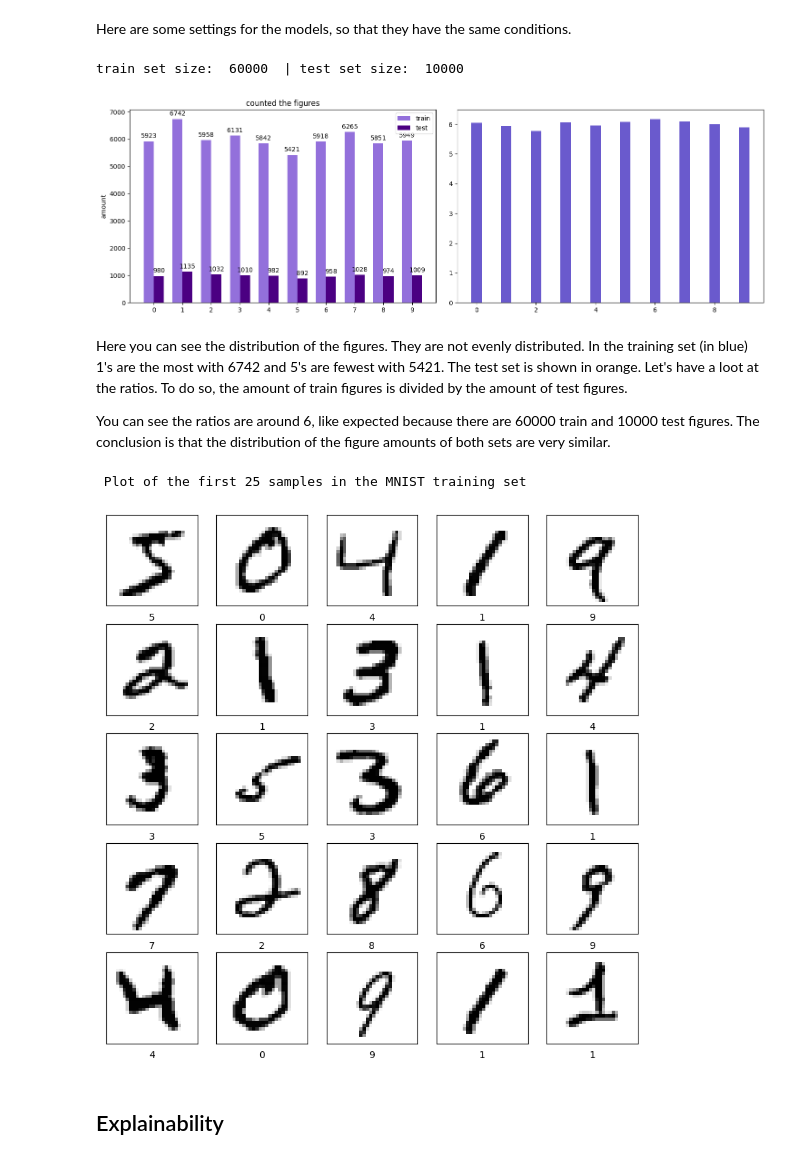
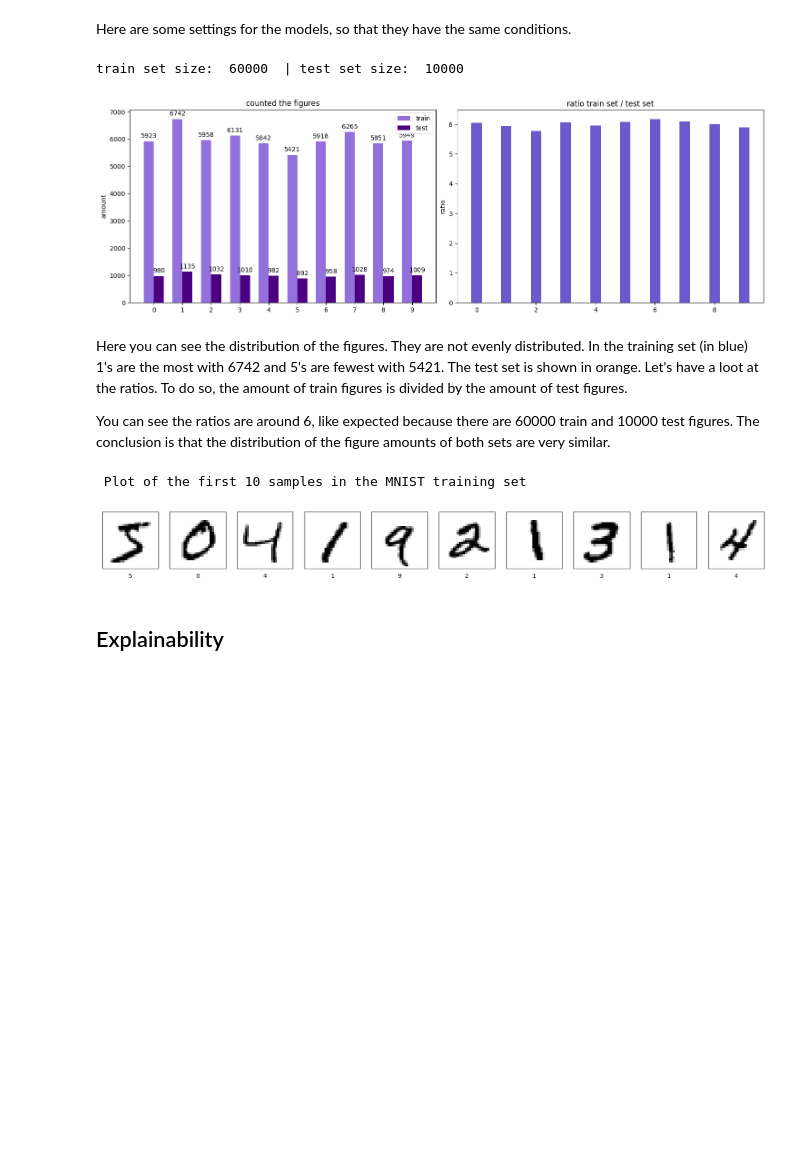
Before and after one commit to Le0nH0ffmann/DeepLearning_Project, a Jupyter notebook: MNIST.ipynb, the cells around one changed output. Saved outputs shown, nothing was run; the diff lists cells and outputs as text; code cells hidden in the pictures; blank space fills up the shorter version.

```diff
--- a/MNIST.ipynb
+++ b/MNIST.ipynb
@@ -44,31 +44,31 @@ ax[0].bar_label(rects2, padding=3)
 fig.tight_layout()
 
 ax[1].bar(x, ratio, width, label='train', color='slateblue')
+ax[1].set_ylabel('ratio')
+ax[1].set_title('ratio train set / test set')
 
 plt.show()
 # %% [output]
 train set size:  60000  | test set size:  10000
-[figure, old version]
+[figure, new version]
 # %% [markdown]
 Here you can see the distribution of the figures. They are not evenly distributed. In the training set (in blue) 1's are the most with 6742 and 5's are fewest with 5421. The test set is shown in orange. Let's have a loot at the ratios. To do so, the amount of train figures is divided by the amount of test figures.
 
 You can see the ratios are around 6, like expected because there are 60000 train and 10000 test figures. The conclusion is that the distribution of the figure amounts of both sets are very similar.
 # %%
-print('\n Plot of the first 25 samples in the MNIST training set')
-numbers_to_display = 25
-num_cells = math.ceil(math.sqrt(numbers_to_display))
-plt.figure(figsize=(10,10))
-for i in range(numbers_to_display):
-    plt.subplot(num_cells, num_cells, i+1)
+print('\n Plot of the first 10 samples in the MNIST training set')
+plt.figure(figsize=(20,10))
+for i in range(10):
+    plt.subplot(1, 10, i+1)
     plt.xticks([])
     plt.yticks([])
     plt.grid(False)
     plt.imshow(x_train[i], cmap=plt.cm.binary)
     plt.xlabel(y_train[i])
 plt.show()
 # %% [output]
- Plot of the first 25 samples in the MNIST training set
+ Plot of the first 10 samples in the MNIST training set
-[figure, old version]
+[figure, new version]
 # %% [markdown]
 ## Explainability
 # %% [markdown]
```
Also changed, not shown: parts of 12 cells of this notebook.
